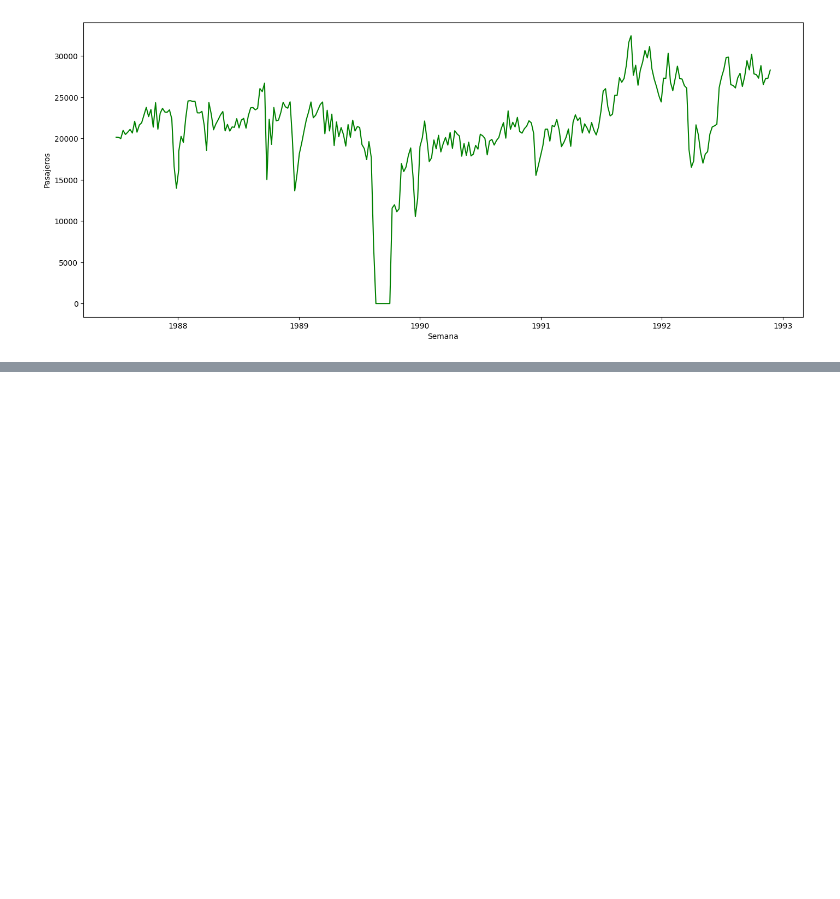
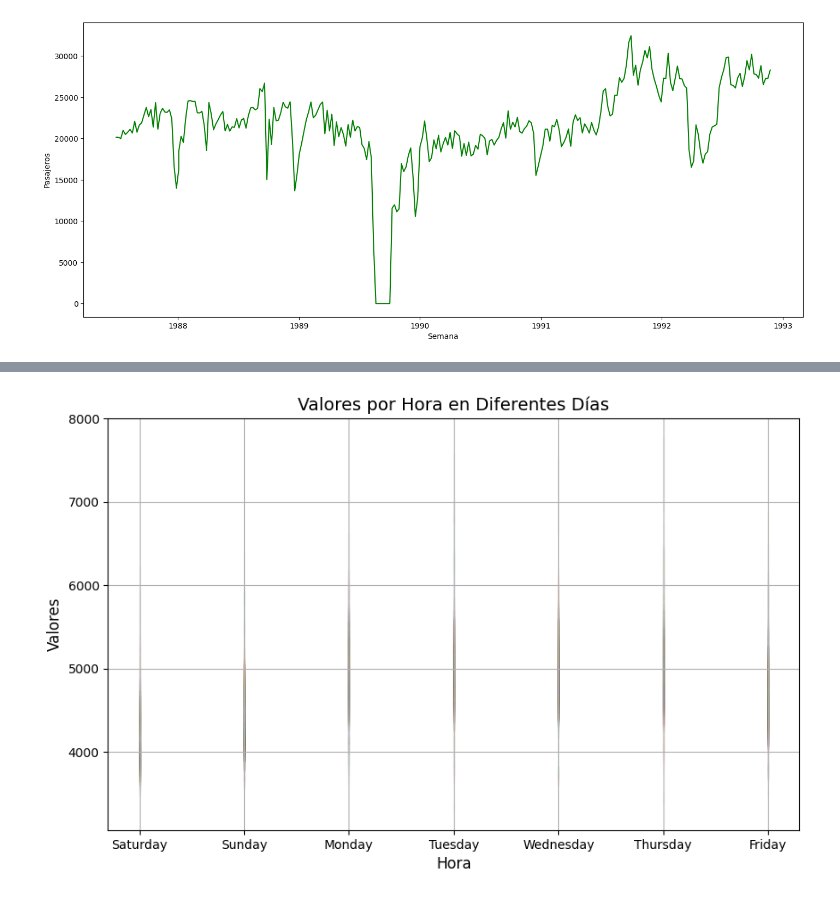
Before and after one commit to DavidGuzzi/TSA, a Jupyter notebook: Forecasting Principles and Practice 3rd/2/2.ipynb, the cells around one changed output, grey strips where cells are left out. Cells and saved outputs as stored; diff of their text form; code cells hidden in the pictures; blank space fills up the shorter version.

```diff
--- a/Forecasting Principles and Practice 3rd/2/2.ipynb
+++ b/Forecasting Principles and Practice 3rd/2/2.ipynb
@@ -35,0 +170,3 @@ plt.show()
+# %%
+df_ve['day_of_week'] = df_ve['Time'].dt.strftime('%A')
+df_ve.head()
@@ -35,0 +180,16 @@ plt.show()
+# %%
+plt.figure(figsize=(10,6))
+
+# Graficar una línea por cada día, con colores diferentes
+sns.lineplot(x='day_of_week', y='Demand', hue='date', data=df_ve, palette='tab10', legend=False)
+
+# Ajustar etiquetas y títulos
+plt.title('Valores por Hora en Diferentes Días', fontsize=14)
+plt.xlabel('Hora', fontsize=12)
+plt.ylabel('Valores', fontsize=12)
+
+# Mostrar leyenda y gráfico
+plt.grid(True)
+plt.show()
+# %% [output]
+[figure, added]
```
Also changed, not shown: parts of 13 cells of this notebook, 3 other files.
